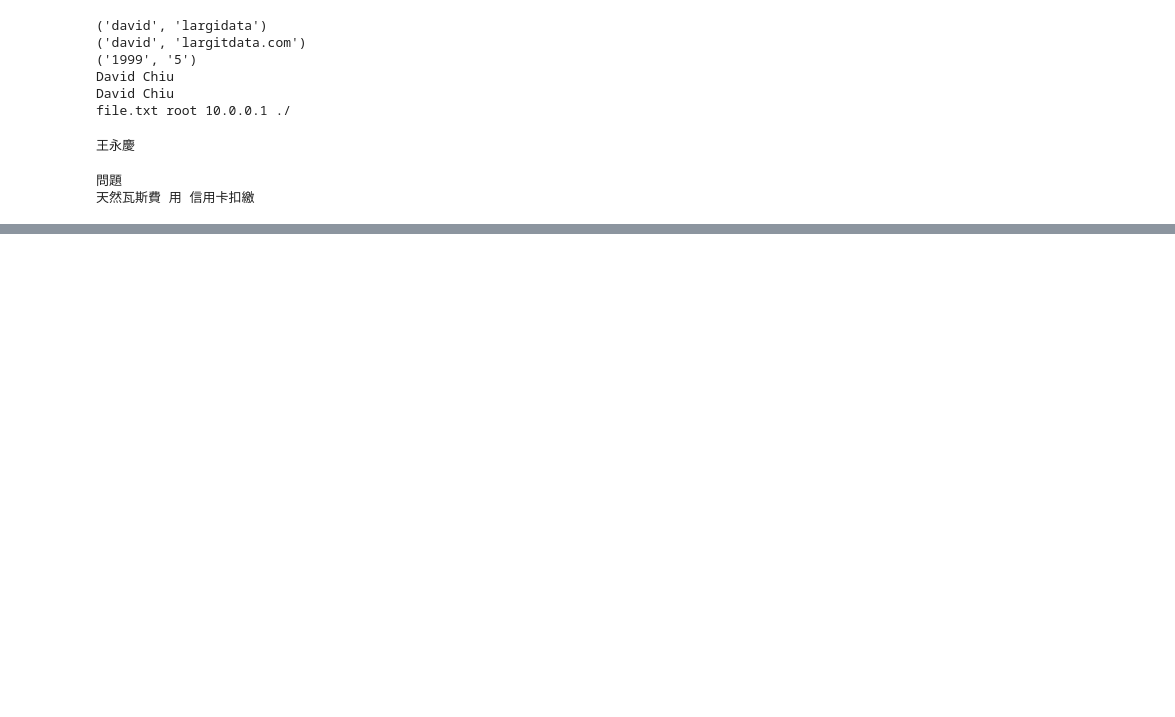
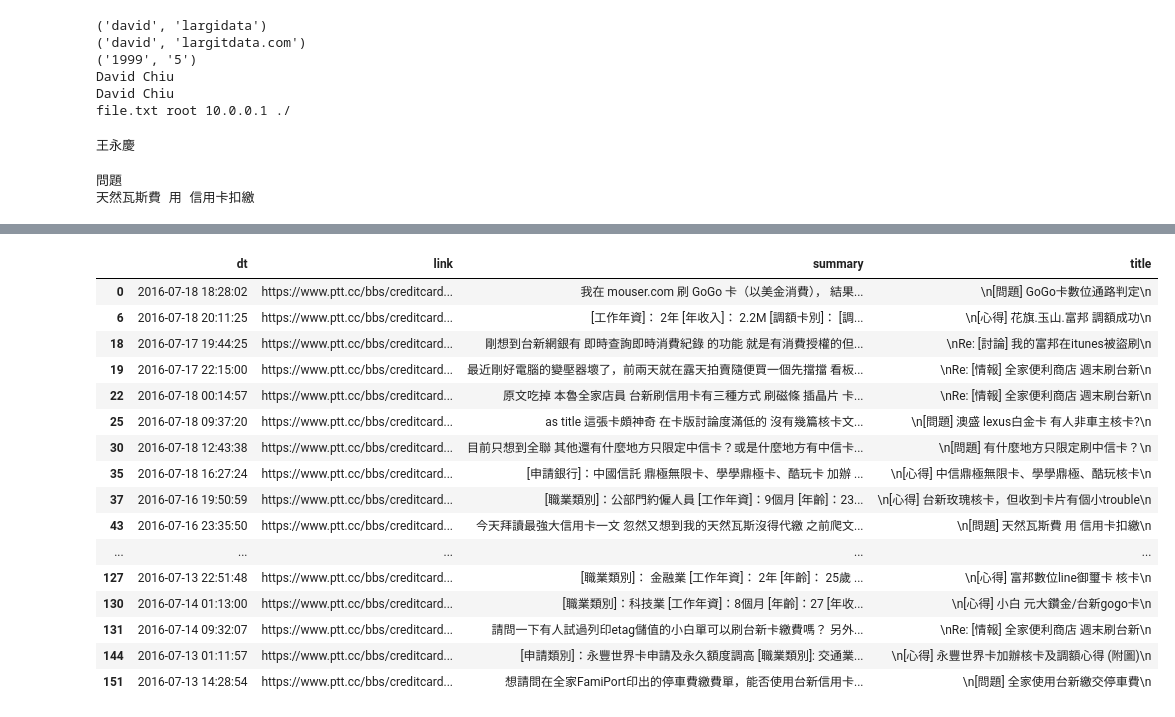
Before and after one commit to ywchiu/pyfintech, a Jupyter notebook: 20160723Demo.ipynb, the cells around one changed output, grey strips where cells are left out. Cells and saved outputs as stored; diff of their text form; code cells hidden in the pictures; blank space fills up the shorter version.

```diff
--- a/20160723Demo.ipynb
+++ b/20160723Demo.ipynb
@@ -521,0 +529,14 @@ print m.group(2)
+# %%
+def pageDetail(detailurl):
+    res = requests.get(detailurl)
+    soup = BeautifulSoup(res.text)
+    if len(soup.select('#main-content')[0].contents) > 4:
+        # 抓取內文
+        summary = soup.select('#main-content')[0].contents[4]
+        # 抓取時間
+        time = soup.select('.article-meta-value')[3].text
+        dt =datetime.strptime(time.encode('utf-8'), '%a %b %d %H:%M:%S %Y')
+        # 以字典回傳資料
+        return {'summary': summary, 'dt': dt}
+
+d = pageDetail('https://www.ptt.cc/bbs/creditcard/M.1469180146.A.1D0.html')
@@ -521,0 +546,19 @@ print m.group(2)
+# %%
+domain = 'https://www.ptt.cc'
+#建立空 List
+pttary = []
+for page in range(2005,1997,-1):
+    ptturl = 'https://www.ptt.cc/bbs/creditcard/index{}.html'.format(page)
+    #使用format 更新頁數
+    section = requests.get(ptturl.format(page))
+    #將資料讀取至BeautifulSoup
+    soup = BeautifulSoup(section.text)
+    #分別抓取各標籤元素
+    for ent in soup.select('.r-ent'):
+        if len(ent.select('a')) >0:
+            dic   = {}
+            dic['title'] = ent.select('.title')[0].text
+            dic['link'] = domain + ent.select('a')[0]['href']
+            #更新內容頁抓取到的資料
+            dic.update(pageDetail(dic['link']))
+            pttary.append(dic)
@@ -521,0 +575,4 @@ print m.group(2)
+# %%
+import pandas
+df = pandas.DataFrame(pttary)
+df.head()
@@ -521,0 +586,20 @@ print m.group(2)
+# %%
+df[df['summary'].str.contains(u'台新')]
+# %% [output]
+|  | dt | link | summary | title |
+| 0 | 2016-07-18 18:28:02 | https://www.ptt.cc/bbs/creditcard... | 我在 mouser.com 刷 GoGo 卡（以美金消費）， 結果... | \n[問題] GoGo卡數位通路判定\n |
+| 6 | 2016-07-18 20:11:25 | https://www.ptt.cc/bbs/creditcard... | [工作年資]： 2年 [年收入]： 2.2M [調額卡別]： [調... | \n[心得] 花旗.玉山.富邦 調額成功\n |
+| 18 | 2016-07-17 19:44:25 | https://www.ptt.cc/bbs/creditcard... | 剛想到台新網銀有 即時查詢即時消費紀錄 的功能 就是有消費授權的但... | \nRe: [討論] 我的富邦在itunes被盜刷\n |
+| 19 | 2016-07-17 22:15:00 | https://www.ptt.cc/bbs/creditcard... | 最近剛好電腦的變壓器壞了，前兩天就在露天拍賣隨便買一個先擋擋 看板... | \nRe: [情報] 全家便利商店 週末刷台新\n |
+| 22 | 2016-07-18 00:14:57 | https://www.ptt.cc/bbs/creditcard... | 原文吃掉 本魯全家店員 台新刷信用卡有三種方式 刷磁條 插晶片 卡... | \nRe: [情報] 全家便利商店 週末刷台新\n |
+| 25 | 2016-07-18 09:37:20 | https://www.ptt.cc/bbs/creditcard... | as title 這張卡頗神奇 在卡版討論度滿低的 沒有幾篇核卡文... | \n[問題] 澳盛 lexus白金卡 有人非車主核卡?\n |
+| 30 | 2016-07-18 12:43:38 | https://www.ptt.cc/bbs/creditcard... | 目前只想到全聯 其他還有什麼地方只限定中信卡？或是什麼地方有中信卡... | \n[問題] 有什麼地方只限定刷中信卡？\n |
+| 35 | 2016-07-18 16:27:24 | https://www.ptt.cc/bbs/creditcard... | [申請銀行]：中國信託 鼎極無限卡、學學鼎極卡、酷玩卡 加辦 ... | \n[心得] 中信鼎極無限卡、學學鼎極、酷玩核卡\n |
+| 37 | 2016-07-16 19:50:59 | https://www.ptt.cc/bbs/creditcard... | [職業類別]：公部門約僱人員 [工作年資]：9個月 [年齡]：23... | \n[心得] 台新玫瑰核卡，但收到卡片有個小trouble\n |
+| 43 | 2016-07-16 23:35:50 | https://www.ptt.cc/bbs/creditcard... | 今天拜讀最強大信用卡一文 忽然又想到我的天然瓦斯沒得代繳 之前爬文... | \n[問題] 天然瓦斯費 用 信用卡扣繳\n |
+| ... | ... | ... | ... | ... |
+| 127 | 2016-07-13 22:51:48 | https://www.ptt.cc/bbs/creditcard... | [職業類別]： 金融業 [工作年資]： 2年 [年齡]： 25歲 ... | \n[心得] 富邦數位line御璽卡 核卡\n |
+| 130 | 2016-07-14 01:13:00 | https://www.ptt.cc/bbs/creditcard... | [職業類別]：科技業 [工作年資]：8個月 [年齡]：27 [年收... | \n[心得] 小白 元大鑽金/台新gogo卡\n |
+| 131 | 2016-07-14 09:32:07 | https://www.ptt.cc/bbs/creditcard... | 請問一下有人試過列印etag儲值的小白單可以刷台新卡繳費嗎？ 另外... | \nRe: [情報] 全家便利商店 週末刷台新\n |
+| 144 | 2016-07-13 01:11:57 | https://www.ptt.cc/bbs/creditcard... | [申請類別]：永豐世界卡申請及永久額度調高 [職業類別]: 交通業... | \n[心得] 永豐世界卡加辦核卡及調額心得 (附圖)\n |
+| 151 | 2016-07-13 14:28:54 | https://www.ptt.cc/bbs/creditcard... | 想請問在全家FamiPort印出的停車費繳費單，能否使用台新信用卡... | \n[問題] 全家使用台新繳交停車費\n |
```
Also changed, not shown: parts of 15 cells of this notebook, 1 other file.
